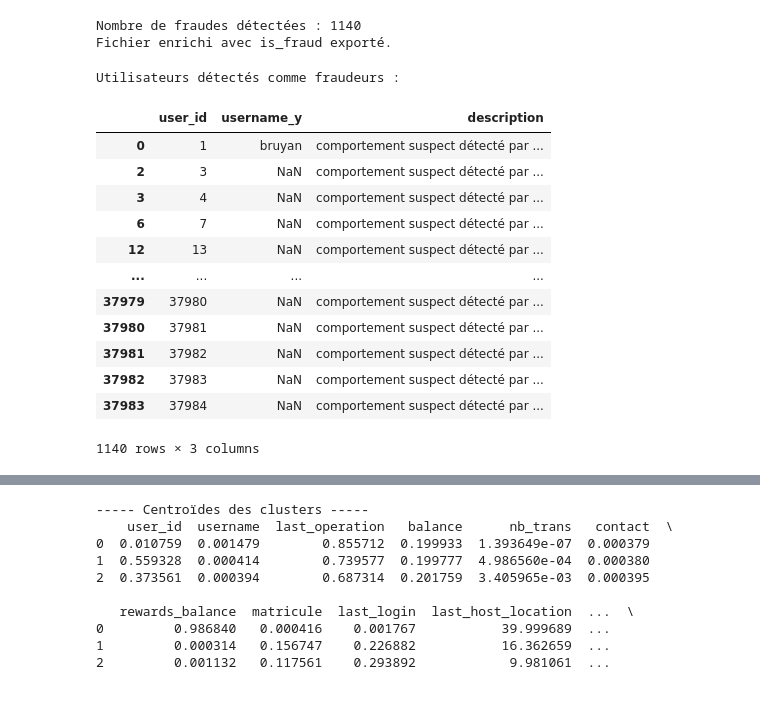
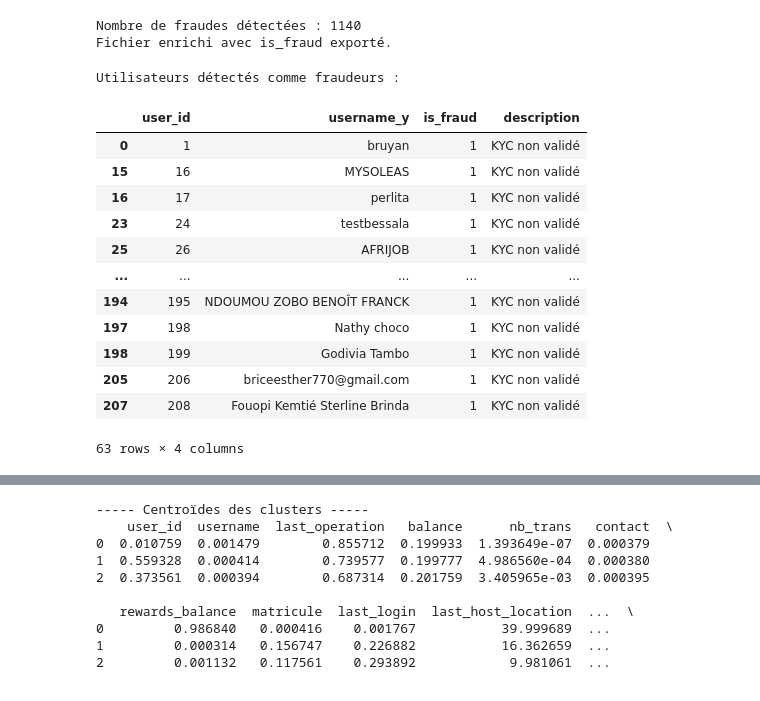
Before and after one commit to Hormele/Monprojet, a Jupyter notebook: notebooks/Modelisation_Transactions.ipynb, the cells around one changed output, grey strips where cells are left out. Drawn from its saved outputs; the diff is of its cells as text; code cells hidden in the pictures.

```diff
--- a/notebooks/Modelisation_Transactions.ipynb
+++ b/notebooks/Modelisation_Transactions.ipynb
@@ -153,72 +153,73 @@ if "proceed_at" in bill_df.columns and "amount" in bill_df.columns and "id" in b
     bill_df['montant_eleve_jour'] = bill_df['montant_eleve_jour'].fillna(0).astype(int)
 
     # Ramener l'indicateur dans le tableau des features par utilisateur
-    bill_features['montant_eleve_jour'] = bill_df.groupby('id')['montant_eleve_jour'].max()
+    bill_features['b1_montant_suspect'] = bill_df.groupby('id')['montant_eleve_jour'].max()
 
 else:
     print("Attention : proceed_at, amount ou id manquant dans bill_df")
 
 
+
 # Règle B2 : KYC absent
 features_df['b2_kyc_absent'] = features_df.get('kyc_status_NOT_INITIATED', 0).fillna(0).astype(bool).astype(int)
-# Règle B3 : portefeuilles différents
-features_df['b3_wallet_divers'] = features_df.apply(lambda row: 1 if pd.notnull(row.get('in_wallet')) and pd.notnull(row.get('out_wallet')) and row['in_wallet'] != row['out_wallet'] else 0, axis=1)
-# Règle B4 : montant élevé avec succès
-features_df['b4_montant_succes'] = features_df.apply(lambda row: 1 if row['amount'] > 100000 and row.get('status_SUCCESS', 0) == 1 else 0, axis=1)
-# Règle B5 : horaire suspect
-features_df['heure_operation'] = pd.to_datetime(features_df['proceed_at'], errors='coerce').dt.hour
-features_df['b5_horaire_suspect'] = features_df['heure_operation'].apply(lambda h: 1 if h >= 0 and h < 6 else 0)
-# Règle B6 : montant > solde
-features_df['b6_montant_trade_exces'] = features_df.apply(lambda row: 1 if row['amount'] > row.get('trade_balance', 0) else 0, axis=1)
 
-regles = ['b1_fractionnement', 'b2_kyc_absent', 'b3_wallet_divers', 'b4_montant_succes', 'b5_horaire_suspect', 'b6_montant_trade_exces']
+# Règle B3 : montant > solde
+features_df['b3_montant_trade_exces'] = features_df.apply(lambda row: 1 if row['amount'] > row.get('trade_balance', 0) else 0, axis=1)
 
-#filtrer les regles
-regles_presentes = [col for col in regles if col in df_rapport.columns]
-
-# Nombre total de règles activées
-df_rapport['nb_regles'] = df_rapport[regles_presentes].sum(axis=1)
+#
+colonnes_regles = ['b1_montant_suspect', 'b2_kyc_absent', 'b3_montant_trade_exces']
+for col in colonnes_regles:
+    if col in features_df.columns:
+        df_rapport[col] = features_df[col]
 
 # Description
 def generer_description(row):
     raisons = []
-    if row.get('r1_montant_suspect', False) or row.get('montant_eleve_jour', 0) == 1:
+    if row.get('b1_montant_suspect', False) or row.get('montant_eleve_jour', 0) == 1:
         raisons.append("Montant élevé détecté sur une journée")
-    if row.get('b1_fractionnement', False):
-        raisons.append("Fractionnement de montant")
     if row.get('b2_kyc_absent', False):
         raisons.append("KYC non validé")
-    if row.get('b3_wallet_divers', False):
-        raisons.append("Portefeuilles différents")
-    return ", ".join(raisons) if raisons else "comportement suspect détecté par le modèle"
+    if row.get('b3_montant_trade_exces', False):
+        raisons.append("Montant superieur au solde")
+    return "/ ".join(raisons) if raisons else "comportement suspect détecté par le modèle"
 
 # Application
-df_rapport['description'] = df_rapport.apply(lambda row: generer_description(row) if row['is_fraud'] == 1 else "", axis=1)
+df_rapport['description'] = df_rapport.apply(
+    lambda row: generer_description(row) if row['is_fraud'] == 1 else "",
+    axis=1
+)
 
-# Garder uniquement les fraudes avec description
-rapport_final = df_rapport[df_rapport['description'] != ""][['user_id', 'username_y', 'description']]
+# . Sélection des colonnes intéressantes pour le rapport
+colonnes_affichage = ['user_id', 'username_y', 'is_fraud', 'description']
+rapport_final = df_rapport[df_rapport['is_fraud'] == 1][colonnes_affichage]
+
+# .suppression des lignes avec des valeurs manquantes (NaN)
+rapport_final = rapport_final.dropna(subset=['username_y', 'user_id'])
+
+#9. Convertir la colonne 'id' en int
+rapport_final['user_id'] = rapport_final['user_id'].astype(int)
 
 # Exporter vers CSV
-rapport_final.to_csv("../features/rapport_fraude_complet_utilisateurs.csv", index=False)
+rapport_final.to_csv("../features/rapport_fraude_transactions_isoforest.csv", index=False)
 
 # Affichage d’un aperçu
 print("Utilisateurs détectés comme fraudeurs :")
 display(rapport_final)
 # %% [output]
 Utilisateurs détectés comme fraudeurs :
-|  | user_id | username_y | description |
-| 0 | 1 | bruyan | comportement suspect détecté par ... |
-| 2 | 3 | NaN | comportement suspect détecté par ... |
-| 3 | 4 | NaN | comportement suspect détecté par ... |
-| 6 | 7 | NaN | comportement suspect détecté par ... |
-| 12 | 13 | NaN | comportement suspect détecté par ... |
-| ... | ... | ... | ... |
-| 37979 | 37980 | NaN | comportement suspect détecté par ... |
-| 37980 | 37981 | NaN | comportement suspect détecté par ... |
-| 37981 | 37982 | NaN | comportement suspect détecté par ... |
-| 37982 | 37983 | NaN | comportement suspect détecté par ... |
-| 37983 | 37984 | NaN | comportement suspect détecté par ... |
+|  | user_id | username_y | is_fraud | description |
+| 0 | 1 | bruyan | 1 | KYC non validé |
+| 15 | 16 | MYSOLEAS | 1 | KYC non validé |
+| 16 | 17 | perlita | 1 | KYC non validé |
+| 23 | 24 | testbessala | 1 | KYC non validé |
+| 25 | 26 | AFRIJOB | 1 | KYC non validé |
+| ... | ... | ... | ... | ... |
+| 194 | 195 | NDOUMOU ZOBO BENOÎT FRANCK | 1 | KYC non validé |
+| 197 | 198 | Nathy choco | 1 | KYC non validé |
+| 198 | 199 | Godivia Tambo | 1 | KYC non validé |
+| 205 | 206 | briceesther770@gmail.com | 1 | KYC non validé |
+| 207 | 208 | Fouopi Kemtié Sterline Brinda | 1 | KYC non validé |
-1140 rows × 3 columns
+63 rows × 4 columns
 # %%
 #---------------------- algorithme SVM ---------
 
```
Also changed, not shown: parts of 5 cells of this notebook, 9 other files.
